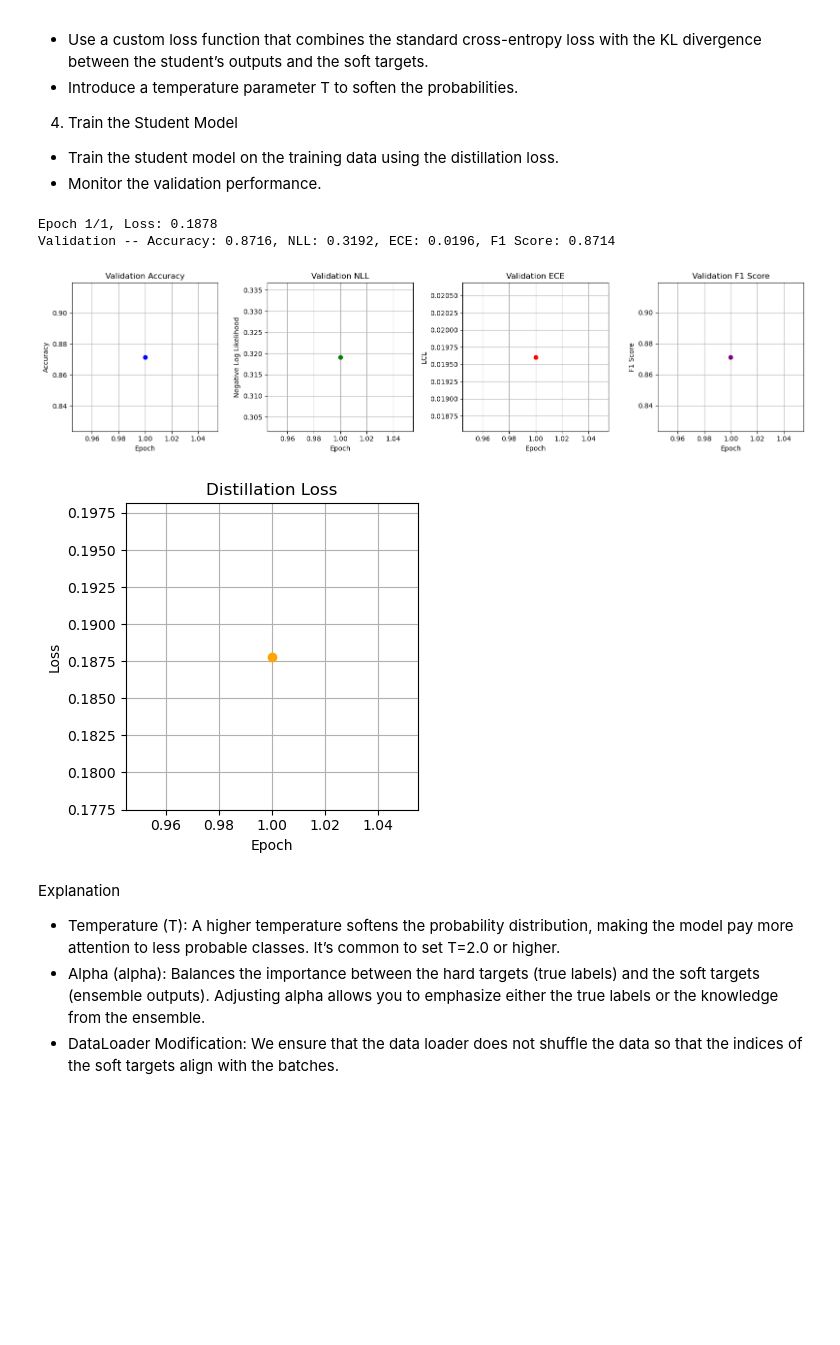
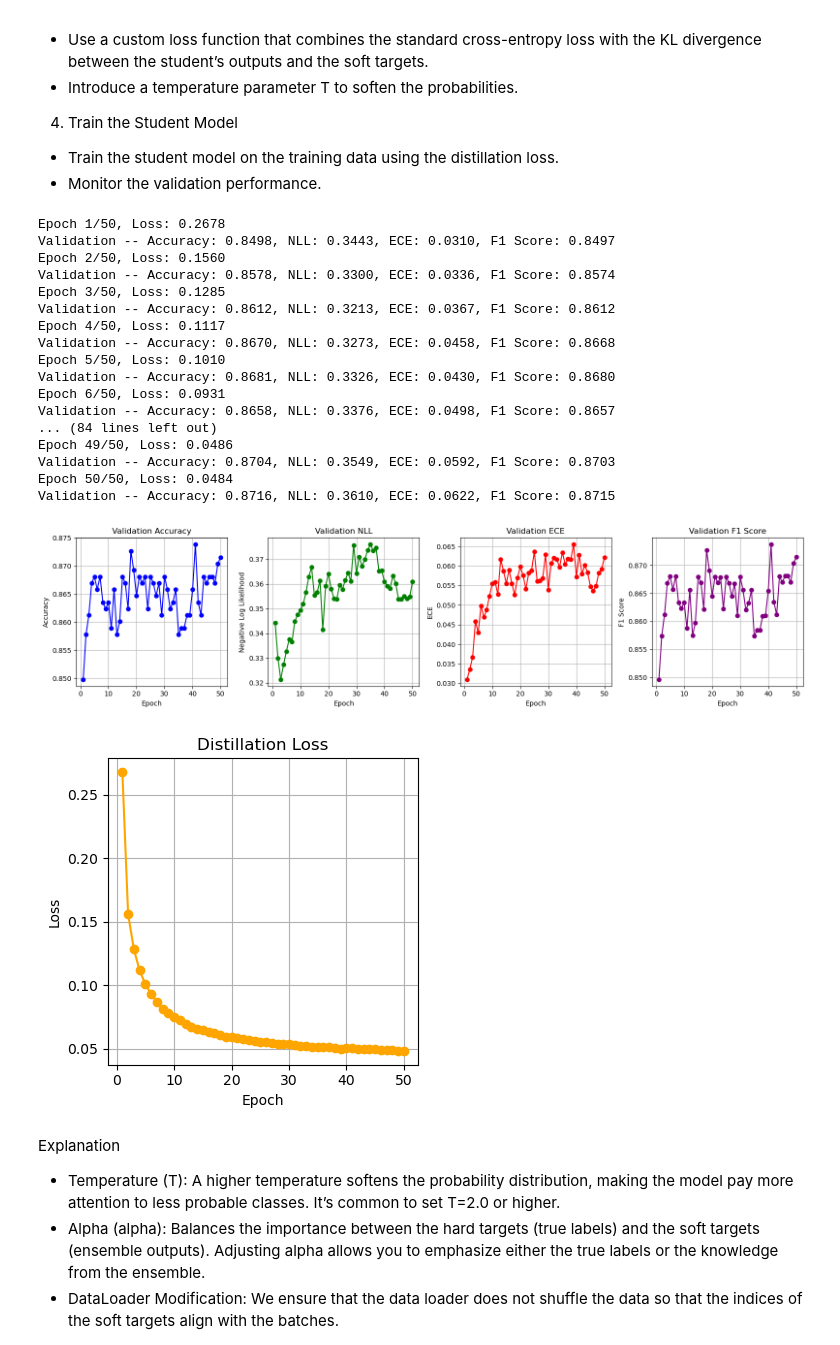
Before and after one commit to wstentzer/NLP-Project, a Jupyter notebook: main_1.3B_model-mps copy.ipynb, the cells around one changed output. Cells and saved outputs as stored; diff of their text form; code cells hidden in the pictures; blank space fills up the shorter version.

```diff
--- a/main_1.3B_model-mps copy.ipynb
+++ b/main_1.3B_model-mps copy.ipynb
@@ -794,6 +794,7 @@ def distillation_loss(y_student_logits, y_true_labels, y_teacher_probs, T=2.0, a
 
     # Combined Loss
     loss = alpha * ce_loss + (1 - alpha) * (T ** 2) * kl_loss
+    loss = alpha
     return loss
 
 # Step 4: Train the Student Model with Evaluation Metrics Collected at Each Epoch
@@ -913,38 +914,53 @@ def train_student_model(student_model, train_loader, val_X, val_y, soft_targets,
 # Convert data to PyTorch tensors
 train_X = torch.from_numpy(train_embeddings).float()
 train_y = torch.from_numpy(train_labels).long()
 
 # Prepare DataLoader with indices to match soft targets
 train_dataset_with_indices = TensorDataset(train_X, train_y)
 train_loader_with_indices = DataLoader(train_dataset_with_indices, batch_size=batch_size, shuffle=False)
 
 # Instantiate the student model
 student_model = StudentMLP(input_dim=train_X.shape[1], output_size=2)
 
 # Set the number of epochs
-epochs = 1
+epochs = 50
 
 # Ignore warnings of a specific category
 warnings.filterwarnings('ignore', category=UserWarning)
 
 student_model, loss_plot = train_student_model(
     student_model,
     train_loader_with_indices,
     val_X,
     val_y,
     soft_targets,
     epochs=epochs,
     T=1.0,
     alpha=0.3
 )
 
 # Re-enable warnings by clearing or overriding the filter
 warnings.filterwarnings('default', category=UserWarning)
 # %% [output]
-Epoch 1/1, Loss: 0.1878
-Validation -- Accuracy: 0.8716, NLL: 0.3192, ECE: 0.0196, F1 Score: 0.8714
+Epoch 1/50, Loss: 0.2678
+Validation -- Accuracy: 0.8498, NLL: 0.3443, ECE: 0.0310, F1 Score: 0.8497
+Epoch 2/50, Loss: 0.1560
+Validation -- Accuracy: 0.8578, NLL: 0.3300, ECE: 0.0336, F1 Score: 0.8574
+Epoch 3/50, Loss: 0.1285
+Validation -- Accuracy: 0.8612, NLL: 0.3213, ECE: 0.0367, F1 Score: 0.8612
+Epoch 4/50, Loss: 0.1117
+Validation -- Accuracy: 0.8670, NLL: 0.3273, ECE: 0.0458, F1 Score: 0.8668
+Epoch 5/50, Loss: 0.1010
+Validation -- Accuracy: 0.8681, NLL: 0.3326, ECE: 0.0430, F1 Score: 0.8680
+Epoch 6/50, Loss: 0.0931
+Validation -- Accuracy: 0.8658, NLL: 0.3376, ECE: 0.0498, F1 Score: 0.8657
+... (84 lines left out)
+Epoch 49/50, Loss: 0.0486
+Validation -- Accuracy: 0.8704, NLL: 0.3549, ECE: 0.0592, F1 Score: 0.8703
+Epoch 50/50, Loss: 0.0484
+Validation -- Accuracy: 0.8716, NLL: 0.3610, ECE: 0.0622, F1 Score: 0.8715
-[figure, old version]
+[figure, new version]
-[figure, old version]
+[figure, new version]
 # %% [markdown]
 
 Explanation
```
Also changed, not shown: parts of 4 cells of this notebook, 1 other file.
